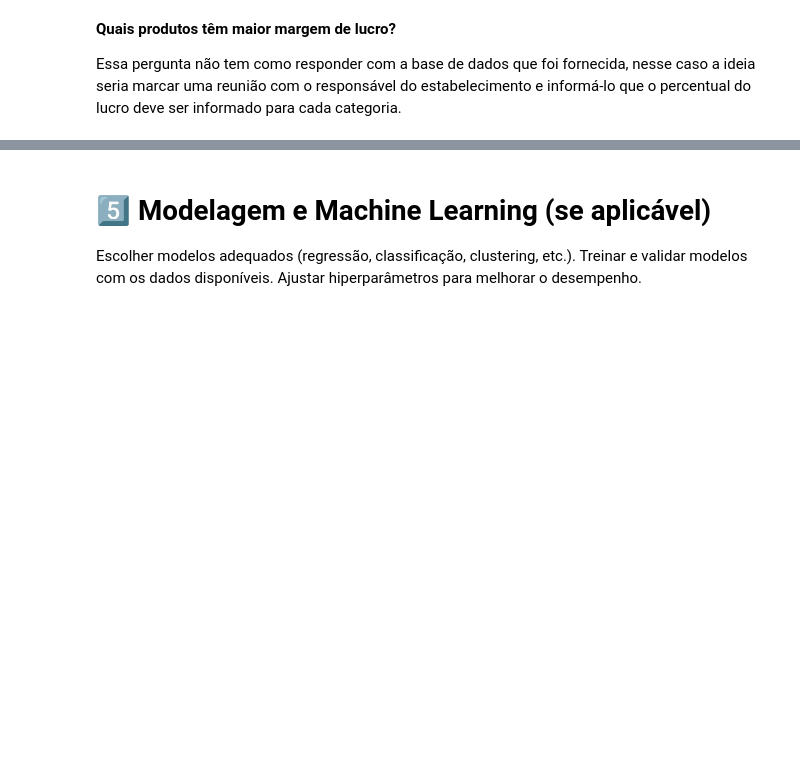
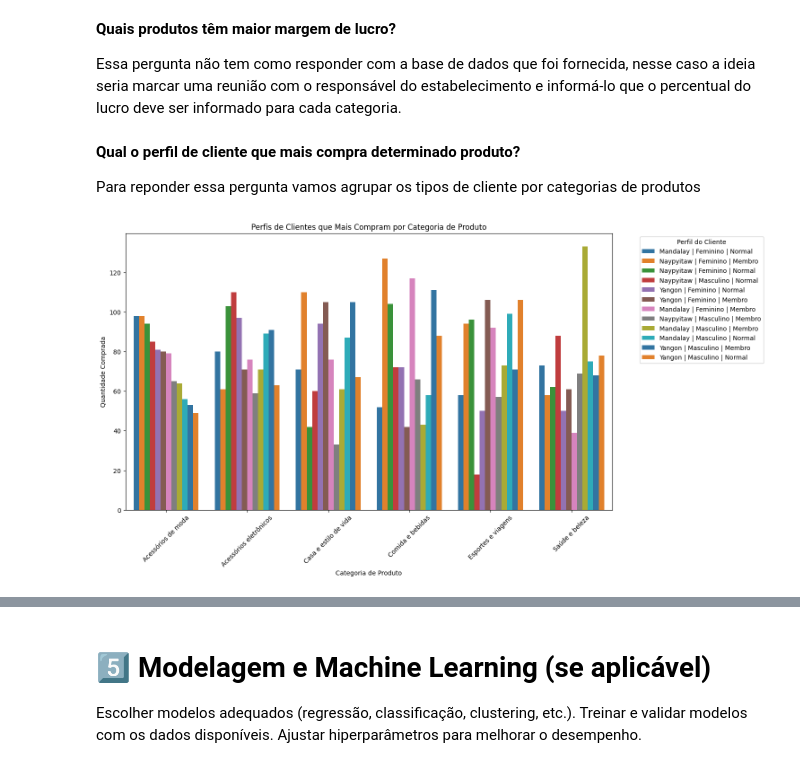
Before and after one commit to EduardaSantosDiniz/Aumento_do_Ticket_Medio_No_Supermercado, a Jupyter notebook: vendas_supermecado.ipynb, the cells around one changed output, grey strips where cells are left out. Drawn from its saved outputs; the diff is of its cells as text; code cells hidden in the pictures; blank space fills up the shorter version.

```diff
--- a/vendas_supermecado.ipynb
+++ b/vendas_supermecado.ipynb
@@ -57,7 +61,7 @@ Converter dados para formatos adequados (exemplo: transformar datas, padronizar
 Criar novas variáveis (feature engineering) se necessário.
 # %%
 #traduzindo as colunas para o português
-df.columns = ['ramo0', 'ramo1', 'cidade', 'tipo_cliente', 'genero', 'linha_produto', 'preco_unitario', 'quantidade',
+df.columns = ['ramo0', 'ramo1', 'cidade', 'tipo_cliente', 'genero', 'categoria', 'preco_unitario', 'quantidade',
               'taxa_5%', 'total', 'data', 'tempo', 'pagamento', 'ramo2', 'ramo3', 'receita_bruta','ramo4']
 #retirando as colunas que não vou utilizar
 df = df.drop(columns = ['ramo0', 'ramo1','ramo2','ramo3','ramo4'])
@@ -71,7 +75,7 @@ df['genero'] = df['genero'].replace({
     'Female' : 'Feminino',
     'Male' : 'Masculino'
 })
-df['linha_produto'] = df['linha_produto'].replace({
+df['categoria'] = df['categoria'].replace({
     'Fashion accessories': 'Acessórios de moda' ,
     'Electronic accessories': 'Acessórios eletrônicos',
     'Food and beverages' : 'Comida e bebidas',
@@ -320,3 +324,32 @@ plt.show()
 **Quais produtos têm maior margem de lucro?**
 
 Essa pergunta não tem como responder com a base de dados que foi fornecida, nesse caso a ideia seria marcar uma reunião com o responsável do estabelecimento e informá-lo que o percentual do lucro deve ser informado para cada categoria.
+# %% [markdown]
+**Qual o perfil de cliente que mais compra determinado produto?**
+
+Para reponder essa pergunta vamos agrupar os tipos de cliente por categorias de produtos
+# %%
+# Criar a coluna 'perfil_cliente' com todas as combinações
+df['perfil_cliente'] = df['cidade'] + ' | ' + df['genero'] + ' | ' + df['tipo_cliente']
+
+# Agrupar vendas por categoria de produto e perfil de cliente
+vendas_por_perfil = df.groupby(['categoria', 'perfil_cliente'])['quantidade'].sum().reset_index()
+
+# Ordenar para pegar os perfis com mais compras em cada categoria
+vendas_por_perfil = vendas_por_perfil.sort_values(by=['categoria', 'quantidade'], ascending=[True, False])
+
+# Criar gráfico de barras empilhadas
+plt.figure(figsize=(14, 8))
+sns.barplot(x='categoria', y='quantidade', hue='perfil_cliente', data=vendas_por_perfil, palette='tab10')
+
+# Ajustes visuais
+plt.xlabel("Categoria de Produto")
+plt.ylabel("Quantidade Comprada")
+plt.title("Perfis de Clientes que Mais Compram por Categoria de Produto")
+plt.xticks(rotation=45)
+plt.legend(title="Perfil do Cliente", bbox_to_anchor=(1.05, 1), loc='upper left')  # Colocar legenda ao lado
+
+# Exibir o gráfico
+plt.show()
+# %% [output]
+[figure, added]
```
Also changed, not shown: parts of 8 cells of this notebook.
